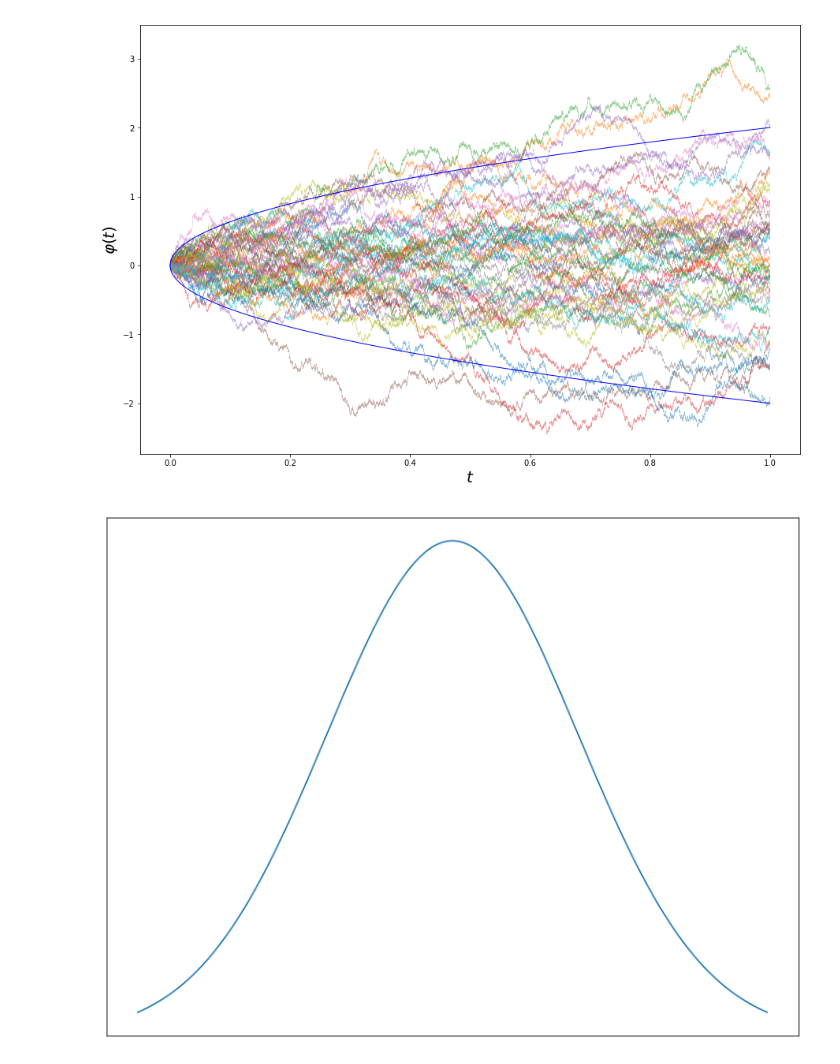
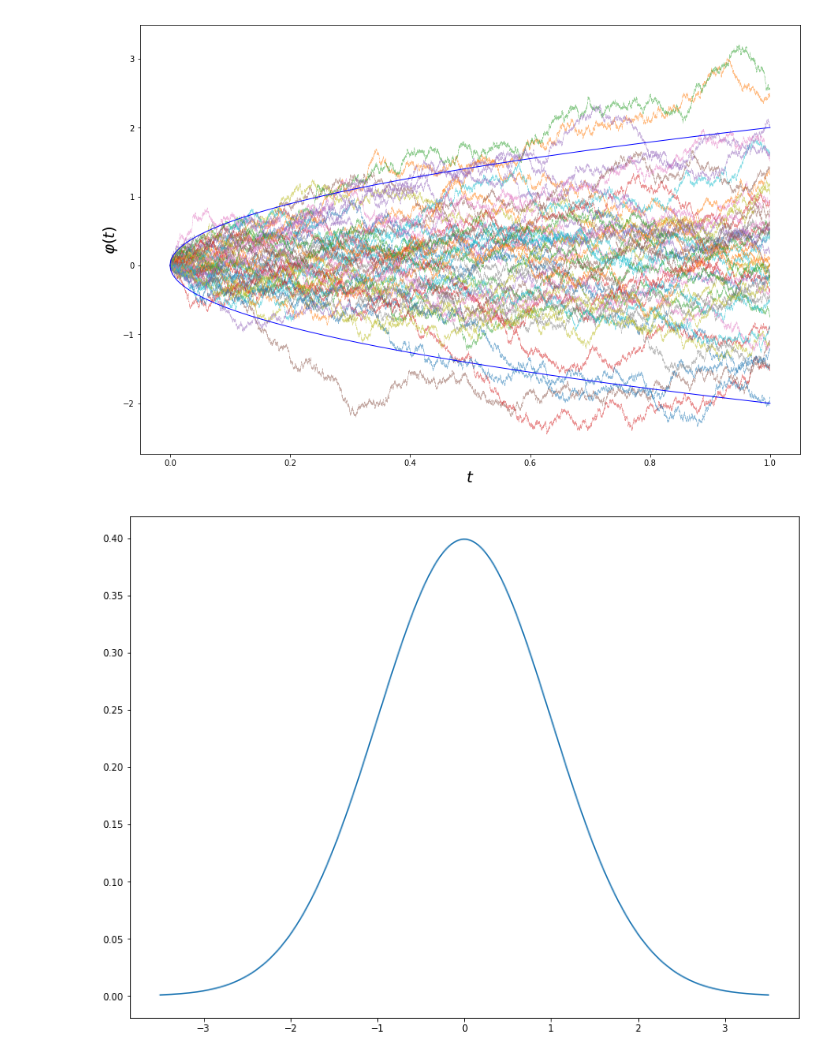
Before and after one commit to gerdm/TGMAFFIRO, a Jupyter notebook: notebooks/graphics.ipynb, the cells around one changed output. Saved outputs shown, nothing was run; the diff lists cells and outputs as text; code cells hidden in the pictures.

```diff
--- a/notebooks/graphics.ipynb
+++ b/notebooks/graphics.ipynb
@@ -87,11 +87,9 @@ plt.show()
 [figure]
 # %%
 plt.figure(figsize=(13,10))
-x = np.linspace(-2.5, 2.5, 500)
+x = np.linspace(-3.5, 3.5, 500)
 plt.plot(x, norm.pdf(x))
-plt.xticks([])
-plt.yticks([])
 plt.savefig("../images/normal_distribution.pdf")
 plt.show()
 # %% [output]
-[figure, old version]
+[figure, new version]
```
Also changed, not shown: 3 other files.
